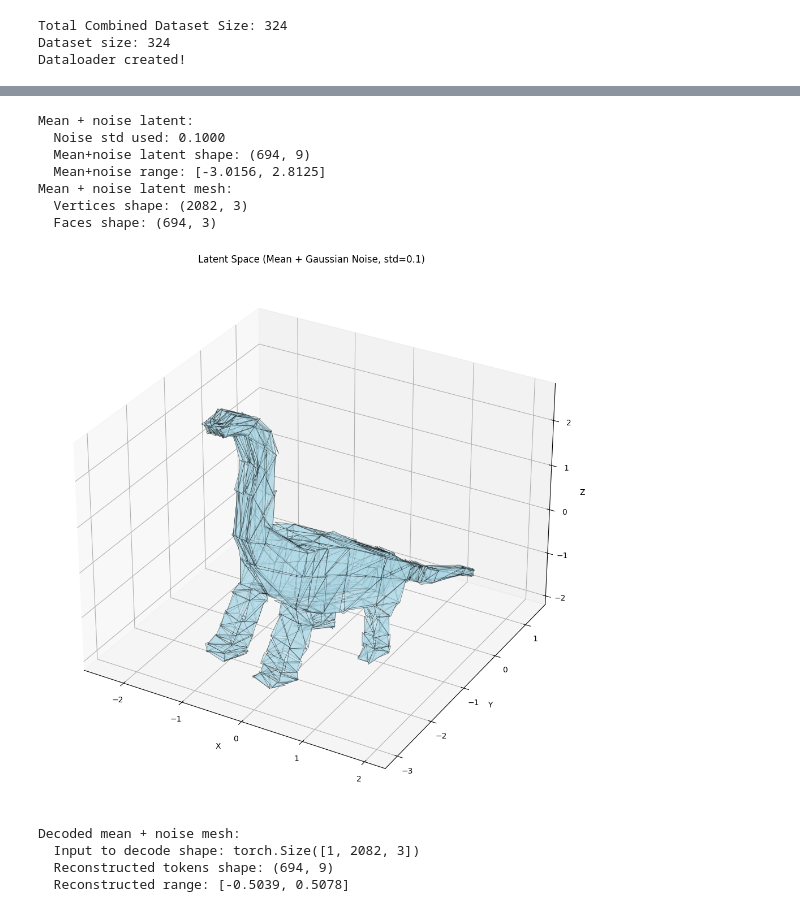
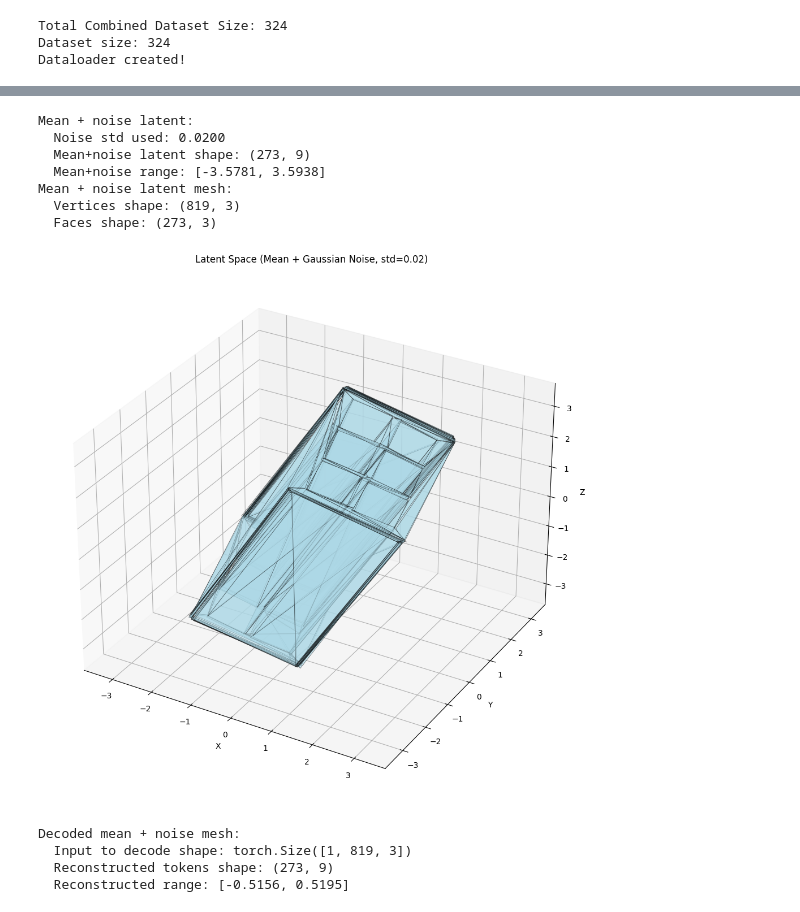
Before and after one commit to qiisun/MeshFlow, a Jupyter notebook: visualize_mesh_latent.ipynb, the cells around one changed output, grey strips where cells are left out. Saved outputs shown, nothing was run; the diff lists cells and outputs as text; code cells hidden in the pictures.

```diff
--- a/visualize_mesh_latent.ipynb
+++ b/visualize_mesh_latent.ipynb
@@ -54,7 +54,7 @@ if os.path.exists(checkpoint_dir):
     checkpoint_files = glob(f"{checkpoint_dir}/*.pt")
     if checkpoint_files:
         checkpoint_files.sort(key=lambda x: int(os.path.basename(x).split('.')[0]))
-        vae_ckpt_path = checkpoint_files[-1]  # Use latest checkpoint
+        vae_ckpt_path = checkpoint_files[11]  # Use latest checkpoint
     else:
         vae_ckpt_path = None
 else:
@@ -256,7 +256,7 @@ VAE loaded and set to eval mode
 # Encode mesh to latent space
 
 # Note: noise_std is defined inside the torch.no_grad() block, so we need to access it
-noise_std_value = 1.0 / 20.0  # 0.02
+noise_std_value = 1.0 / 50.0  # 0.02
 with torch.no_grad():
     # Prepare input: tokens [1, N, 9], num_faces [1], mask [1, N]
     # Ensure tokens and mask are tensors (they should be from dataloader)
@@ -277,7 +277,7 @@ with torch.no_grad():
     # z is [1, 3*N, latent_channels], reshape to [1, N, 9]
     # View as [1, N, 3, latent_channels] then reshape to [1, N, 9]
     z_reshaped = z.view(z.shape[0], -1, 3, vae.latent_channels).reshape(z.shape[0], -1, 9)  # [1, N, 9]
-    z_scaled = z_reshaped * latent_scale_factor  # Apply scale factor
+    z_scaled = z_reshaped  # Apply scale factor
 
     # Extract valid latents (for visualization)
     z_valid = z_scaled[0][mask].cpu().numpy()  # [M, 9]
@@ -322,7 +322,7 @@ Latent mesh:
 # %%
 # Visualize latent with mean + constant Gaussian noise
 # Add Gaussian noise with constant std = 1/50 = 0.02
-noise_std_value = 5 / 50.0  # 0.02
+noise_std_value = 1 / 50.0  # 0.02
 with torch.no_grad():
     # Get mean from posterior and add constant Gaussian noise
     z_mean = posterior.mean  # [1, 3*N, latent_channels]
@@ -331,48 +331,48 @@ with torch.no_grad():
 
     # Reshape mean with noise similarly
     z_mean_noisy_reshaped = z_mean_noisy.view(z_mean_noisy.shape[0], -1, 3, vae.latent_channels).reshape(z_mean_noisy.shape[0], -1, 9)  # [1, N, 9]
-    z_mean_noisy_scaled = z_mean_noisy_reshaped * latent_scale_factor  # Apply scale factor
+    z_mean_noisy_scaled = z_mean_noisy_reshaped  # Apply scale factor
 
     # Store the full z_mean_noisy_scaled for decoding (keep on device)
     z_mean_noisy_scaled_full = z_mean_noisy_scaled
 
     # Extract valid latents (for visualization)
     z_mean_noisy_valid = z_mean_noisy_scaled[0].to(torch.float)[mask].cpu().numpy()  # [M, 9]
 
 print(f"Mean + noise latent:")
 print(f"  Noise std used: {noise_std_value:.4f}")
 print(f"  Mean+noise latent shape: {z_mean_noisy_valid.shape}")
 print(f"  Mean+noise range: [{z_mean_noisy_valid.min():.4f}, {z_mean_noisy_valid.max():.4f}]")
 
 # The mean with noise has the same shape [N, 9] as the original mesh tokens
 vertices_mean_noisy, faces_mean_noisy = simple_detokenize_mesh(z_mean_noisy_valid)
 
 print(f"Mean + noise latent mesh:")
 print(f"  Vertices shape: {vertices_mean_noisy.shape}")
 print(f"  Faces shape: {faces_mean_noisy.shape}")
 
 # Visualize mean + noise latent as mesh
 fig = plt.figure(figsize=(12, 10))
 ax = fig.add_subplot(111, projection='3d')
 visualize_mesh_3d(vertices_mean_noisy, faces_mean_noisy, title="Latent Space (Mean + Gaussian Noise, std=%s)" % noise_std_value, ax=ax)
 plt.tight_layout()
 plt.show()
 # %% [output]
 Mean + noise latent:
-  Noise std used: 0.1000
-  Mean+noise latent shape: (694, 9)
-  Mean+noise range: [-3.0156, 2.8125]
+  Noise std used: 0.0200
+  Mean+noise latent shape: (273, 9)
+  Mean+noise range: [-3.5781, 3.5938]
 Mean + noise latent mesh:
-  Vertices shape: (2082, 3)
-  Faces shape: (694, 3)
+  Vertices shape: (819, 3)
+  Faces shape: (273, 3)
-[figure, old version]
+[figure, new version]
 # %%
 # Decode mean + noise latent back to mesh
 with torch.no_grad():
     # Prepare latent input: reshape from [1, N, 9] to [1, 3*N, latent_channels]
     # z_mean_noisy_scaled_full is [1, N, 9], we need [1, 3*N, latent_channels] for decode
     # Reshape: [1, N, 9] -> [1, 3*N, 3] = [1, 3*N, latent_channels] (when latent_channels=3)
-    z_mean_noisy_input = z_mean_noisy_scaled_full / latent_scale_factor  # Remove scale factor for decoding
+    z_mean_noisy_input = z_mean_noisy_scaled_full  # Remove scale factor for decoding
     z_mean_noisy_input_reshaped = z_mean_noisy_input.reshape(z_mean_noisy_input.shape[0], -1, vae.latent_channels)  # [1, 3*N, latent_channels]
 
     # Decode
@@ -388,9 +388,9 @@ print(f"  Reconstructed tokens shape: {recon_mean_noisy_valid.shape}")
 print(f"  Reconstructed range: [{recon_mean_noisy_valid.min():.4f}, {recon_mean_noisy_valid.max():.4f}]")
 # %% [output]
 Decoded mean + noise mesh:
-  Input to decode shape: torch.Size([1, 2082, 3])
-  Reconstructed tokens shape: (694, 9)
-  Reconstructed range: [-0.5039, 0.5078]
+  Input to decode shape: torch.Size([1, 819, 3])
+  Reconstructed tokens shape: (273, 9)
+  Reconstructed range: [-0.5156, 0.5195]
 # %%
 # Convert decoded mean + noise tokens to vertices and faces
 vertices_recon_mean_noisy, faces_recon_mean_noisy = simple_detokenize_mesh(recon_mean_noisy_valid)
```
Also changed, not shown: parts of 11 cells of this notebook, 16 other files.
